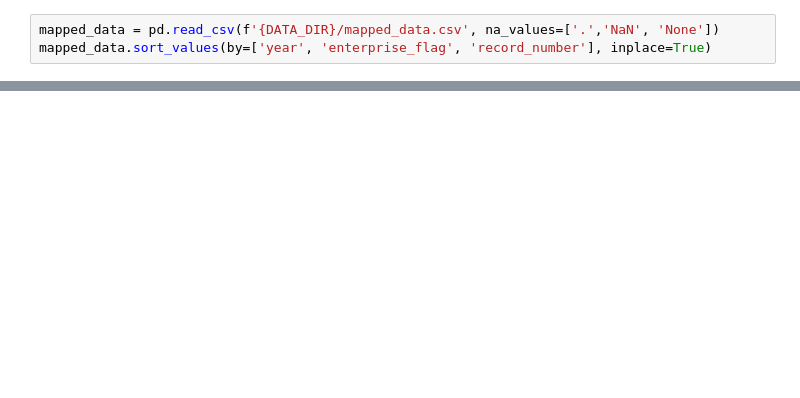
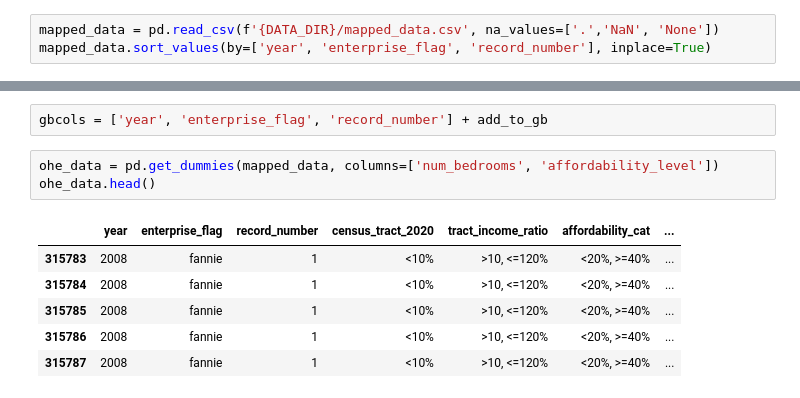
Before and after one commit to mango459/CS504-Project, a Jupyter notebook: shane_CS504_feature_engineering.ipynb, the cells around one changed output, grey strips where cells are left out. Drawn from its saved outputs; the diff is of its cells as text; blank space fills up the shorter version.

```diff
--- a/shane_CS504_feature_engineering.ipynb
+++ b/shane_CS504_feature_engineering.ipynb
@@ -49,0 +52,12 @@ df
+# %%
+gbcols = ['year', 'enterprise_flag', 'record_number'] + add_to_gb
+# %%
+ohe_data = pd.get_dummies(mapped_data, columns=['num_bedrooms', 'affordability_level'])
+ohe_data.head()
+# %% [output]
+|  | year | enterprise_flag | record_number | census_tract_2020 | tract_income_ratio | affordability_cat | ... |
+| 315783 | 2008 | fannie | 1 | <10% | >10, <=120% | <20%, >=40% | ... |
+| 315784 | 2008 | fannie | 1 | <10% | >10, <=120% | <20%, >=40% | ... |
+| 315785 | 2008 | fannie | 1 | <10% | >10, <=120% | <20%, >=40% | ... |
+| 315786 | 2008 | fannie | 1 | <10% | >10, <=120% | <20%, >=40% | ... |
+| 315787 | 2008 | fannie | 1 | <10% | >10, <=120% | <20%, >=40% | ... |
```
Also changed, not shown: parts of 10 cells of this notebook.
